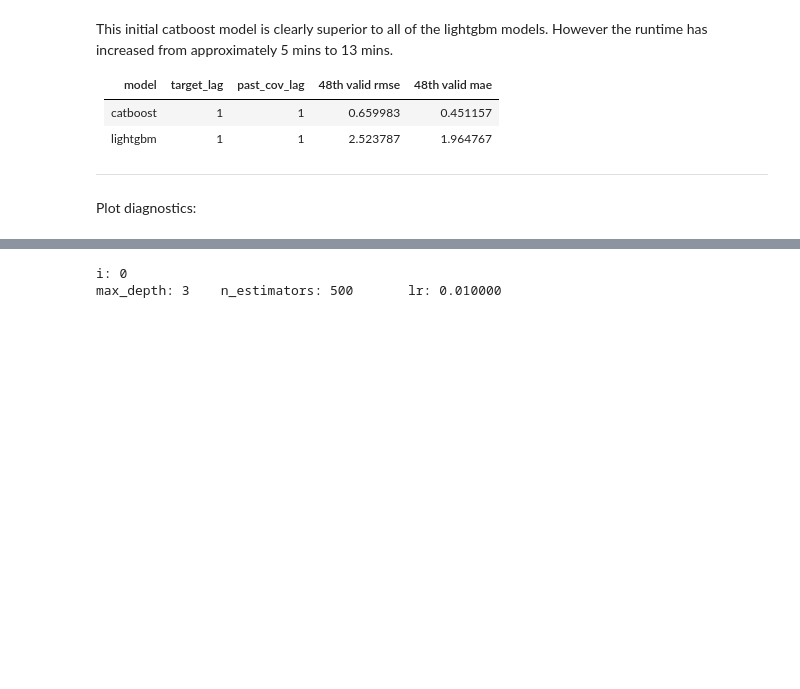
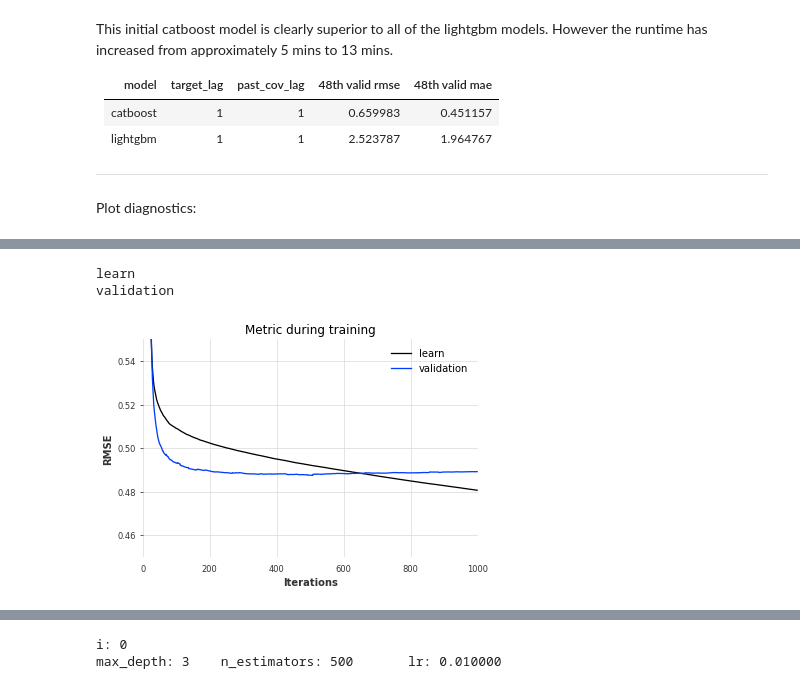
Before and after one commit to makeyourownmaker/CambridgeTemperatureNotebooks, a Jupyter notebook: notebooks/gradient_boosting.ipynb, the cells around one changed output, grey strips where cells are left out. Drawn from its saved outputs; the diff is of its cells as text; code cells hidden in the pictures; blank space fills up the shorter version.

```diff
--- a/notebooks/gradient_boosting.ipynb
+++ b/notebooks/gradient_boosting.ipynb
@@ -2569,0 +2655,13 @@ plot_horizon_metrics(hist_comp3, title)
+# %%
+
+model5 = CatBoostModel(lags = 1,
+                       lags_past_covariates = 1,
+                      )
+
+model5.fit(series,
+           past_covariates = past_cov,
+           val_series = val_ser,
+           val_past_covariates = val_past_cov,
+           )
+
+dir(model5)
@@ -2570 +2686,16 @@ plot_horizon_metrics(hist_comp3, title)
+# %%
+import lightgbm as lgb
+
+
+lgb.plot_metric(model5.model.evals_result_, ylim=(0.45, 0.55))
+
+
+#for k in model5.model.evals_result_:
+#  print(k)
+#dir(backtest3)
+#model2.model.evals_result_
+# %% [output]
+learn
+validation
+[figure, added]
 # %% [markdown]
```
Also changed, not shown: parts of 11 cells of this notebook.
